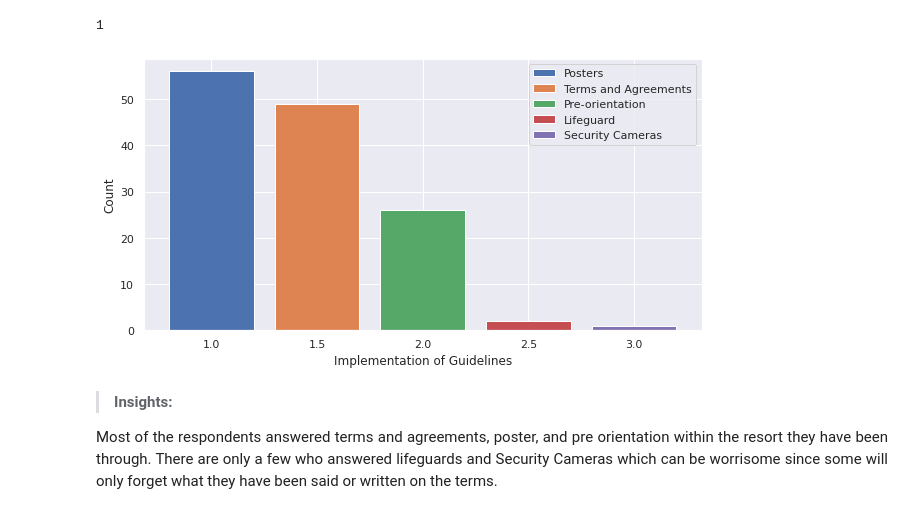
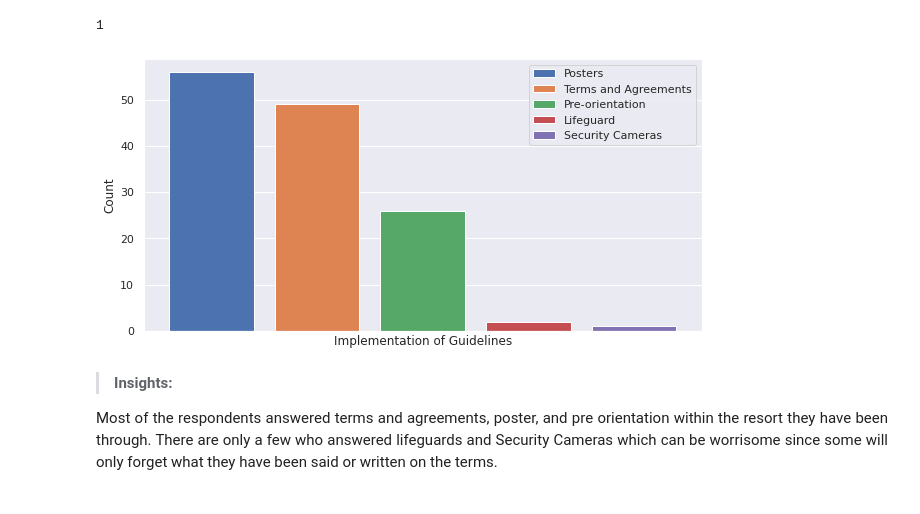
Before and after one commit to TiffanyHizon/-58022---CpE-AIDA-Lab, a Jupyter notebook: Data Analysis/58022_Data_Analysis_Buh_AI.ipynb, the cells around one changed output. Saved outputs shown, nothing was run; the diff lists cells and outputs as text; code cells hidden in the pictures.

```diff
--- a/Data Analysis/58022_Data_Analysis_Buh_AI.ipynb
+++ b/Data Analysis/58022_Data_Analysis_Buh_AI.ipynb
@@ -747,34 +753,35 @@ x_poster=['Posters']
 x_poster = np.arange(len(x_poster))
 
 x_terms=['Terms and Agreements']
 x_terms = np.arange(len(x_terms))
 
 x_orientation =['Pre-orientation']
 x_orientation = np.arange(len(x_orientation))
 
 x_lifeguard =['Lifeguard']
 x_lifeguard = np.arange(len(x_lifeguard))
 
 x_cam =['Security Cameras']
 x_cam = np.arange(len(x_cam))
 
 plt.bar(x_poster + 1, poster_sum, 0.4, label='Posters')
 plt.bar(x_terms + 1.5, terms_sum, 0.4, label='Terms and Agreements')
 plt.bar(x_orientation + 2, orientation_sum, 0.4, label='Pre-orientation')
 plt.bar(x_lifeguard + 2.5, lifeguard_sum, 0.4, label='Lifeguard')
 plt.bar(x_cam + 3, cam_sum, 0.4, label='Security Cameras')
 
 plt.xlabel('Implementation of Guidelines')
 plt.ylabel('Count')
 
 fig = plt.gcf()
 fig.set_size_inches(10, 5)
 
+plt.xticks([])
 plt.legend()
 plt.savefig('Q7.png', dpi=300)
 plt.show()
 # %% [output]
-[figure, old version]
+[figure, new version]
 # %% [markdown]
 >**Insights:**
 <p align = Justify> Most of the respondents answered terms and agreements, poster, and pre orientation within the resort they have been through. There are only a few who answered lifeguards and Security Cameras which can be worrisome since some will only forget what they have been said or written on the terms.
```
Also changed, not shown: parts of 10 cells of this notebook.
